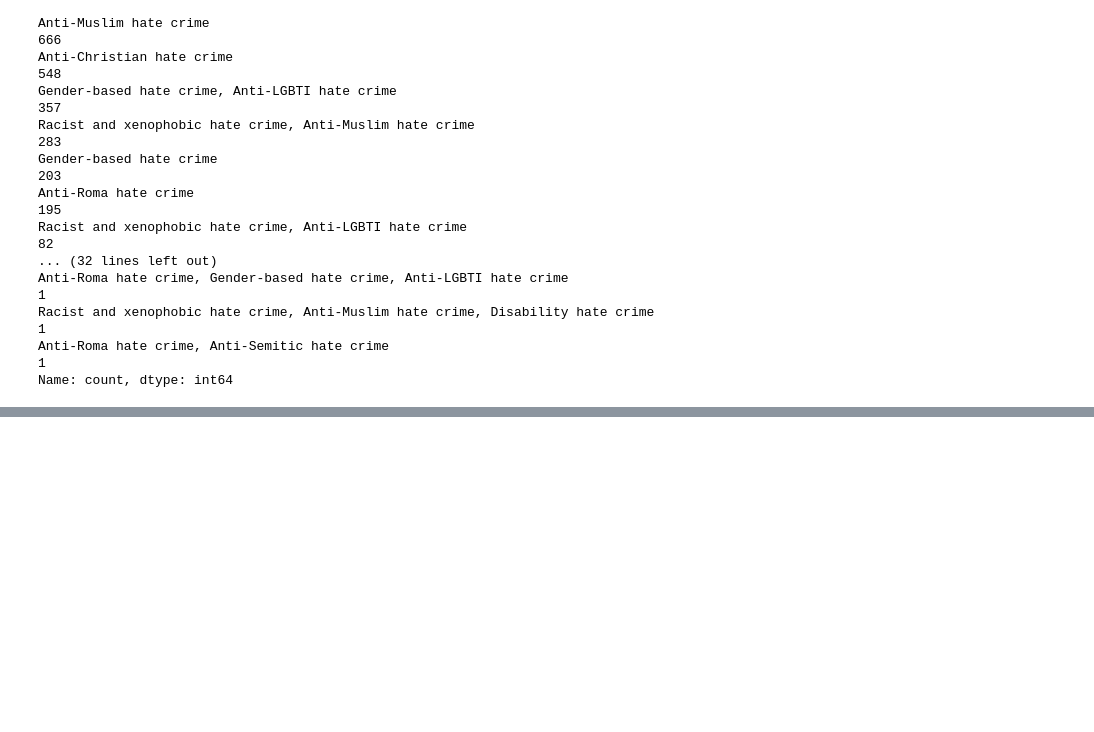
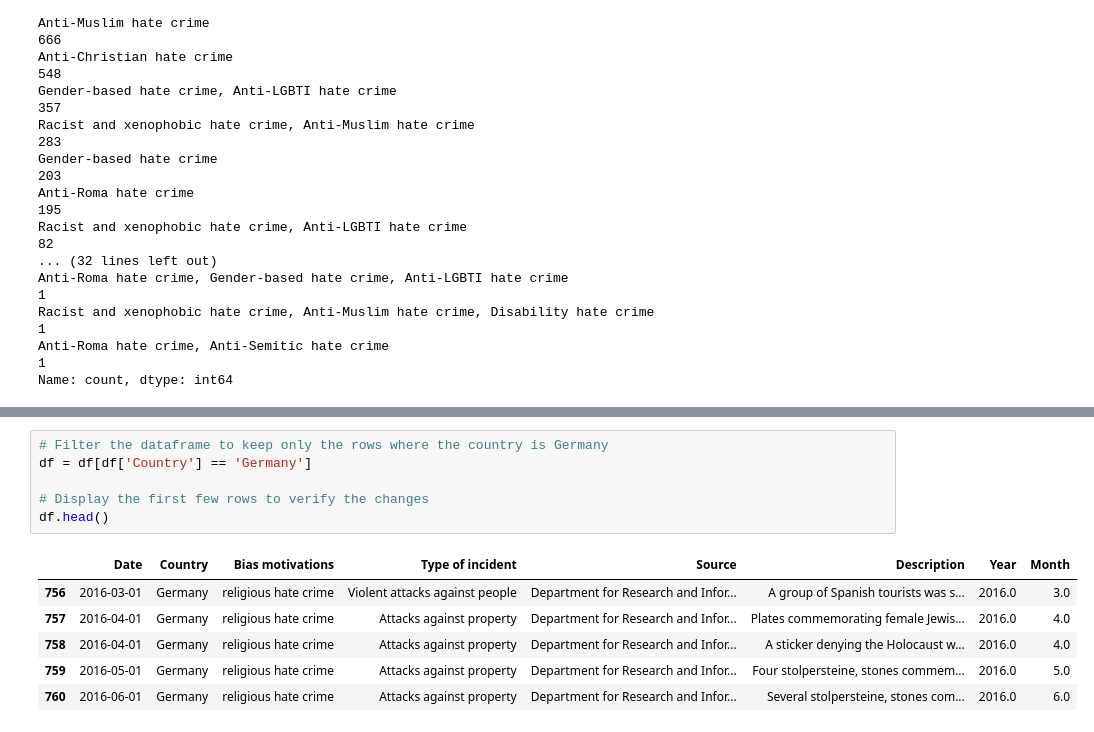
Before and after one commit to Sayocroft/Usafe_bot, a Jupyter notebook: notebooks/EDA_data_hate_crime.ipynb, the cells around one changed output, grey strips where cells are left out. Saved outputs shown, nothing was run; the diff lists cells and outputs as text; blank space fills up the shorter version.

```diff
--- a/notebooks/EDA_data_hate_crime.ipynb
+++ b/notebooks/EDA_data_hate_crime.ipynb
@@ -437,0 +687,13 @@ Name: count, Length: 63, dtype: int64
+# %%
+# Filter the dataframe to keep only the rows where the country is Germany
+df = df[df['Country'] == 'Germany']
+
+# Display the first few rows to verify the changes
+df.head()
+# %% [output]
+|  | Date | Country | Bias motivations | Type of incident | Source | Description | Year | Month |
+| 756 | 2016-03-01 | Germany | religious hate crime | Violent attacks against people | Department for Research and Infor... | A group of Spanish tourists was s... | 2016.0 | 3.0 |
+| 757 | 2016-04-01 | Germany | religious hate crime | Attacks against property | Department for Research and Infor... | Plates commemorating female Jewis... | 2016.0 | 4.0 |
+| 758 | 2016-04-01 | Germany | religious hate crime | Attacks against property | Department for Research and Infor... | A sticker denying the Holocaust w... | 2016.0 | 4.0 |
+| 759 | 2016-05-01 | Germany | religious hate crime | Attacks against property | Department for Research and Infor... | Four stolpersteine, stones commem... | 2016.0 | 5.0 |
+| 760 | 2016-06-01 | Germany | religious hate crime | Attacks against property | Department for Research and Infor... | Several stolpersteine, stones com... | 2016.0 | 6.0 |
```
Also changed, not shown: parts of 15 cells of this notebook, 1 other file.
